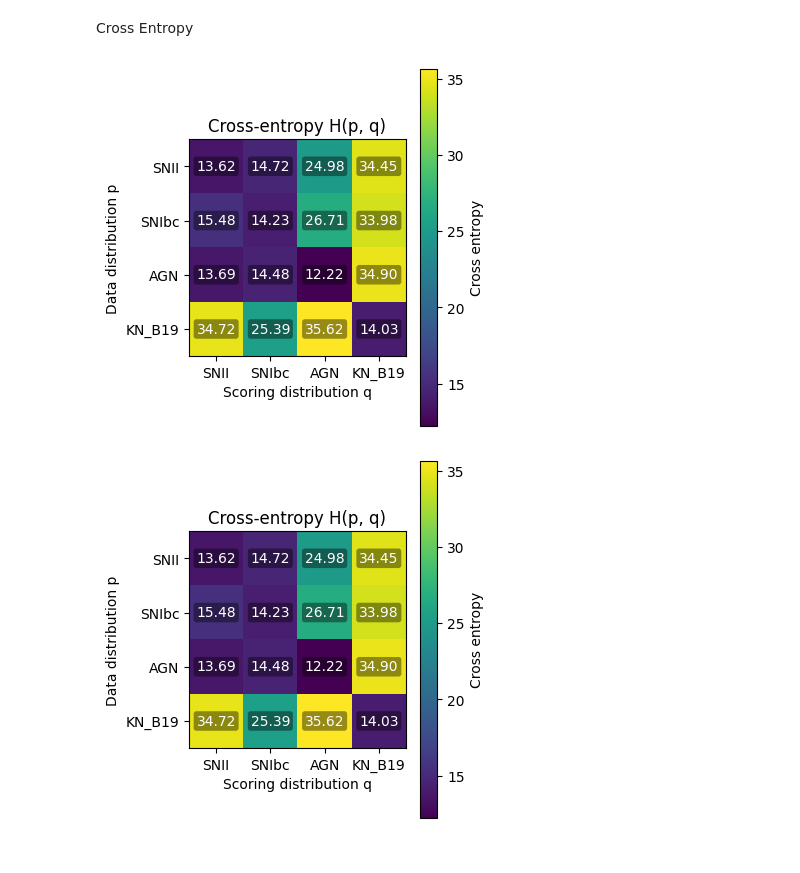
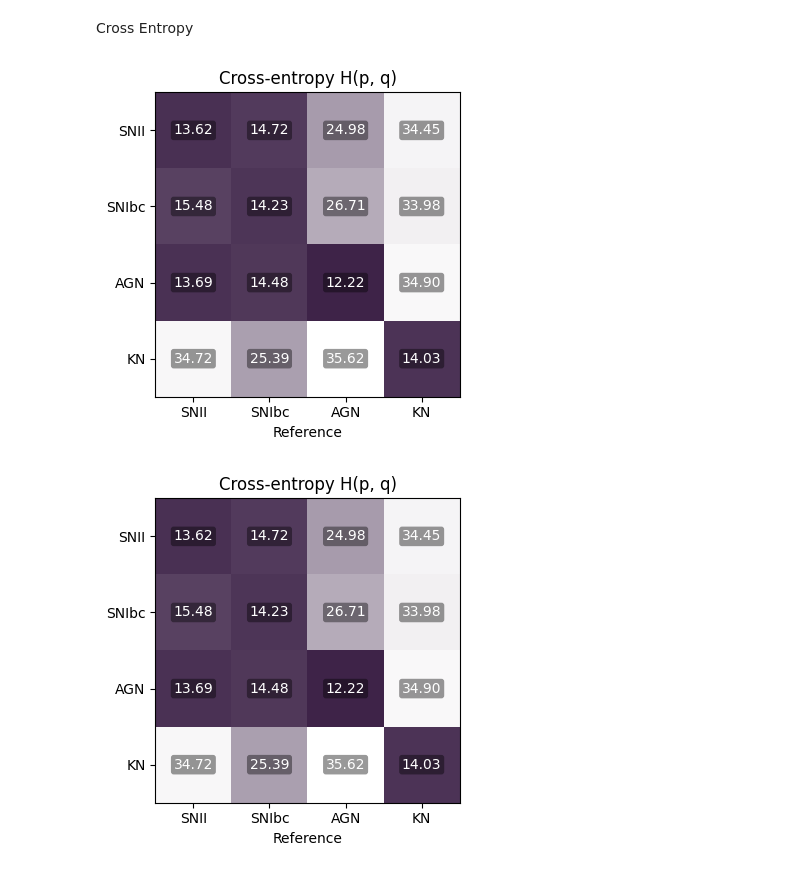
Before and after one commit to Rachel-0420/Cross-Entropy-Fast-Transient, a Jupyter notebook: cross_entropy_btw_transients.ipynb, the cells around one changed output. Saved outputs shown, nothing was run; the diff lists cells and outputs as text; code cells hidden in the pictures.

Commit message:
changed "KN_B19" to "KN" and edited figures for better visibility

```diff
--- a/cross_entropy_btw_transients.ipynb
+++ b/cross_entropy_btw_transients.ipynb
@@ -145,7 +145,7 @@ datasets = {
     "SNII": SNII,
     "SNIbc": SNIbc,
     "AGN": AGN,
-    "KN_B19": KN_B19
+    "KN": KN
 }
 # %%
 print(SNII["coordinate_dict"]['BandPairs'][5])
@@ -286,7 +286,7 @@ print(obj["data"].sum(axis=(2,3)))
  [3763. 3724. 3753. ... 3699. 3650. 3659.]
  [3651. 3725. 3633. ... 3668. 3677. 3608.]]
 # %%
-classes = ["SNII", "SNIbc", "AGN", "KN_B19"]
+classes = ["SNII", "SNIbc", "AGN", "KN"]
 
 pair_list_1 = [(5, 12), (5, 50), (5, 100)]
 pair_list_2 = [(5, 12), (15, 12), (27, 12)]
@@ -295,7 +295,7 @@ example_points = {
     "SNII": [(20, 50), (18, 68)],
     "SNIbc": [(22, 48), (19, 56)],
     "AGN": [(19, 50)],
-    "KN_B19": [(22, 48), (19, 50)]
+    "KN": [(22, 48), (19, 50)]
 }
 # %%
 fig, axes = plt.subplots(
@@ -488,7 +488,7 @@ print(idx)
 [array([2642]), array([2645]), array([2661]), array([2664]), array([2667])]
 [array([3515]), array([3518]), array([3534]), array([], dtype=int64), array([3537])]
 # %%
-classes = ["SNII", "SNIbc", "AGN", "KN_B19"]
+classes = ["SNII", "SNIbc", "AGN", "KN"]
 pair_list = [(5, int(i.item()))
              for i in index
              if i.size == 1]
@@ -661,7 +661,7 @@ dists = {
     "SNII": SNII["data_norm"],
     "SNIbc": SNIbc["data_norm"],
     "AGN": AGN["data_norm"],
-    "KN_B19": KN_B19["data_norm"],
+    "KN": KN["data_norm"],
 }
 
 labels = list(dists)
@@ -677,15 +715,15 @@ H2 = H = np.array([[cross_entropy_2(dists[i], dists[j])
 
 fig, ax = plt.subplots(figsize=(4, 4))
 
-im = ax.imshow(H, cmap="viridis")
+im = ax.imshow(H, cmap=cmap_medium)
 
 ax.set_xticks(range(len(labels)))
 ax.set_yticks(range(len(labels)))
 ax.set_xticklabels(labels)
 ax.set_yticklabels(labels)
 
-ax.set_xlabel("Scoring distribution q")
-ax.set_ylabel("Data distribution p")
+ax.set_xlabel("Reference")
+# ax.set_ylabel("Data distribution p")
 ax.set_title("Cross-entropy H(p, q)")
 
 # annotate values
@@ -698,41 +736,41 @@ for i in range(len(labels)):
                 ec="none",
                 alpha=0.40))
 
-fig.colorbar(im, ax=ax, label="Cross entropy")
+# fig.colorbar(im, ax=ax, label="Cross entropy")
 plt.tight_layout()
 plt.show()
 
 # For H by Method 2
 
 fig2, ax2 = plt.subplots(figsize=(4, 4))
 
-im2 = ax2.imshow(H2, cmap="viridis")
+im2 = ax2.imshow(H2, cmap=cmap_medium)
 
 ax2.set_xticks(range(len(labels)))
 ax2.set_yticks(range(len(labels)))
 ax2.set_xticklabels(labels)
 ax2.set_yticklabels(labels)
 
-ax2.set_xlabel("Scoring distribution q")
-ax2.set_ylabel("Data distribution p")
+ax2.set_xlabel("Reference")
+# ax2.set_ylabel("Data distribution p")
 ax2.set_title("Cross-entropy H(p, q)")
 
 # annotate values
 for i in range(len(labels)):
     for j in range(len(labels)):
         ax2.text(j, i, f"{H2[i,j]:.2f}",
                 ha="center", va="center", color="white",bbox=dict(
                 boxstyle="round,pad=0.20",
                 fc="black",
                 ec="none",
                 alpha=0.40))
 
-fig2.colorbar(im2, ax=ax2, label="Cross entropy")
+# fig2.colorbar(im2, ax=ax2, label="Cross entropy")
 plt.tight_layout()
 plt.show()
 # %% [output]
-[figure, old version]
+[figure, new version]
-[figure, old version]
+[figure, new version]
 # %%
 fig, ax = plt.subplots(figsize=(4, 4))
 
```
Also changed, not shown: parts of 6 cells of this notebook.
